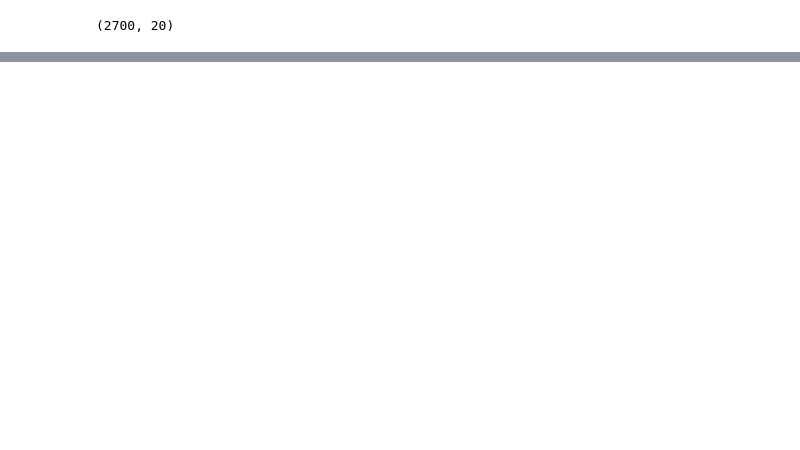
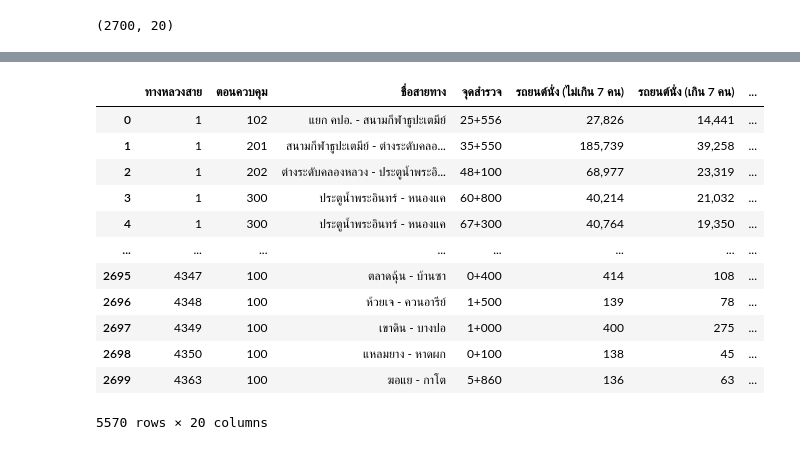
Before and after one commit to Wikanda-Hongboonmee/DWDM21, a Jupyter notebook: Project_DWDM.ipynb, the cells around one changed output, grey strips where cells are left out. Cells and saved outputs as stored; diff of their text form; code cells hidden in the pictures; blank space fills up the shorter version.

```diff
--- a/Project_DWDM.ipynb
+++ b/Project_DWDM.ipynb
@@ -225,5 +177,6 @@ dtype: bool
 # %%
 data_straffic60 = pd.read_csv(os.path.join(path,'straffic60.csv')) # ไฟล์ที่เราต้องการ
+data_straffic61 = pd.read_csv(os.path.join(path,'straffic61.csv')) # ไฟล์ที่เราต้องการ
 data_straffic62 = pd.read_csv(os.path.join(path,'straffic62.csv')) # ไฟล์ที่เราต้องการ
 # %%
 data_straffic60.shape
@@ -252,0 +193,17 @@ merged_table
+# %%
+data_straffic = pd.concat([data_straffic60,data_straffic61,data_straffic62])    # package concat เอาไว้ใช้ในการต่อตารางแนวแกน Y
+data_straffic                                                                                           #  ที่เลือกใช้ concat เพราะหัวตารางเหมือนกันหมด ดังนั้นจึงใช้การต่อตารางในแนวแกน Y
+# %% [output]
+|  | ทางหลวงสาย | ตอนควบคุม | ชื่อสายทาง | จุดสำรวจ | รถยนต์นั่ง (ไม่เกิน 7 คน) | รถยนต์นั่ง (เกิน 7 คน) | ... |
+| 0 | 1 | 102 | แยก คปอ. - สนามกีฬาธูปะเตมีย์ | 25+556 | 27,826 | 14,441 | ... |
+| 1 | 1 | 201 | สนามกีฬาธูปะเตมีย์ - ต่างระดับคลอ... | 35+550 | 185,739 | 39,258 | ... |
+| 2 | 1 | 202 | ต่างระดับคลองหลวง - ประตูน้ำพระอิ... | 48+100 | 68,977 | 23,319 | ... |
+| 3 | 1 | 300 | ประตูน้ำพระอินทร์ - หนองแค | 60+800 | 40,214 | 21,032 | ... |
+| 4 | 1 | 300 | ประตูน้ำพระอินทร์ - หนองแค | 67+300 | 40,764 | 19,350 | ... |
+| ... | ... | ... | ... | ... | ... | ... | ... |
+| 2695 | 4347 | 100 | ตลาดฉุ้น - บ้านซา | 0+400 | 414 | 108 | ... |
+| 2696 | 4348 | 100 | ห้วยเจ - ควนอารีย์ | 1+500 | 139 | 78 | ... |
+| 2697 | 4349 | 100 | เขาดิน - บางปอ | 1+000 | 400 | 275 | ... |
+| 2698 | 4350 | 100 | แหลมยาง - หาดผก | 0+100 | 138 | 45 | ... |
+| 2699 | 4363 | 100 | ฆอแย - กาโต | 5+860 | 136 | 63 | ... |
+5570 rows × 20 columns
```
Also changed, not shown: parts of 17 cells of this notebook.
